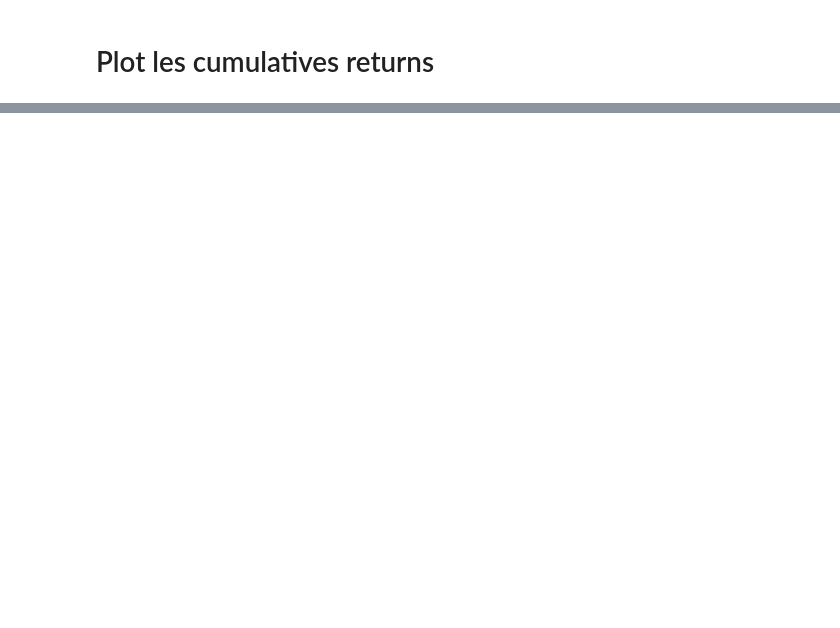
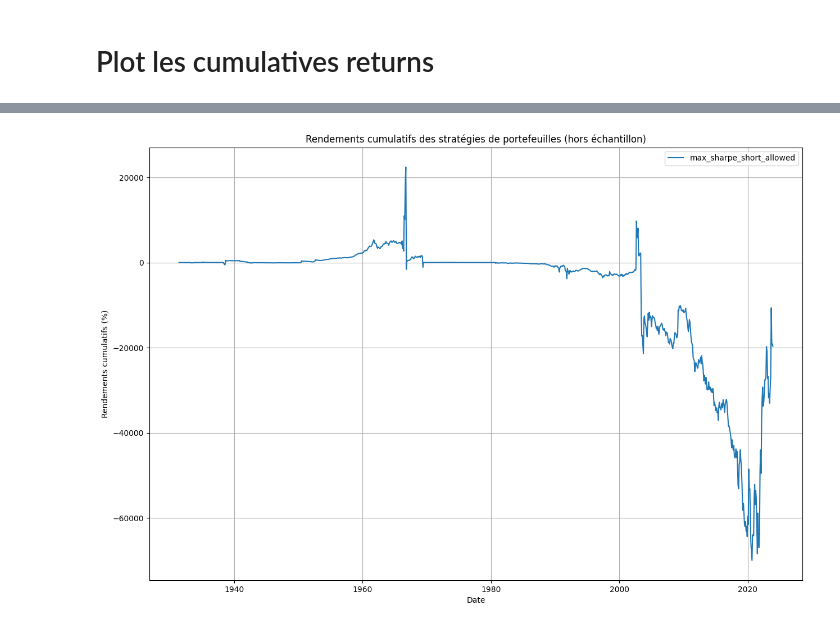
Before and after one commit to ThomasDeConinck/Gestion-de-Portefeuille-Devoir-2, a Jupyter notebook: Partie A/Partie_A_TP2.ipynb, the cells around one changed output, grey strips where cells are left out. Saved outputs shown, nothing was run; the diff lists cells and outputs as text; code cells hidden in the pictures; blank space fills up the shorter version.

```diff
--- a/Partie A/Partie_A_TP2.ipynb
+++ b/Partie A/Partie_A_TP2.ipynb
@@ -1035,2 +1110,7 @@ Optimization non réussie. Impossible de retrouver la solution.
 Optimization failed for the window ending on 1974-11-01 00:00:00
 [figure]
+# %%
+strategies = ['max_sharpe_short_allowed']
+plot_cumulative_returns(df_10Ind, strategies)
+# %% [output]
+[figure, added]
```
Also changed, not shown: parts of 8 cells of this notebook, 5 other files.
